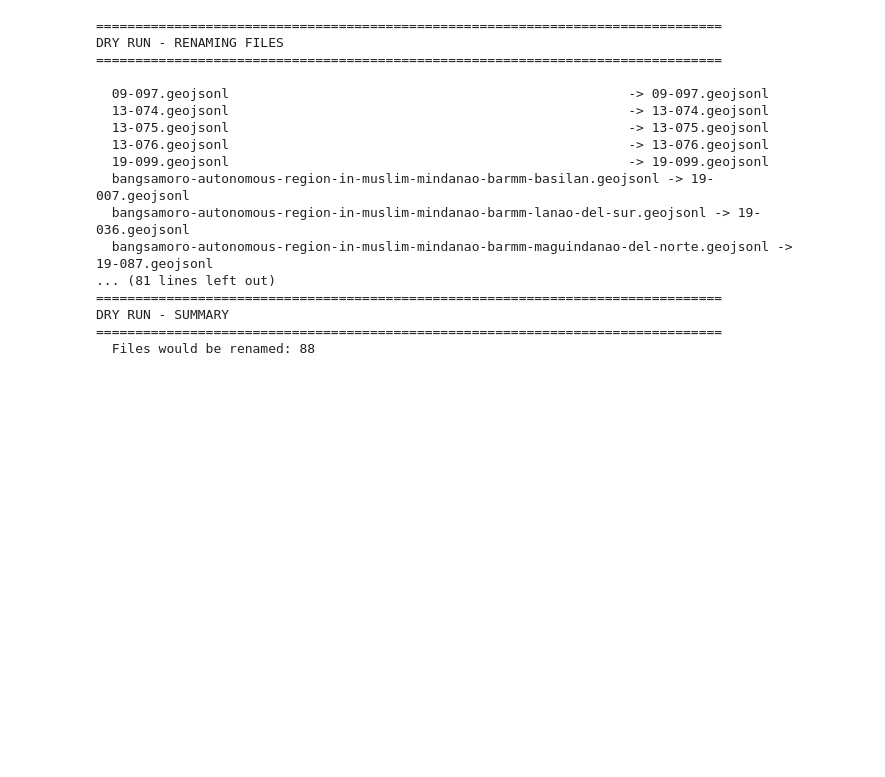
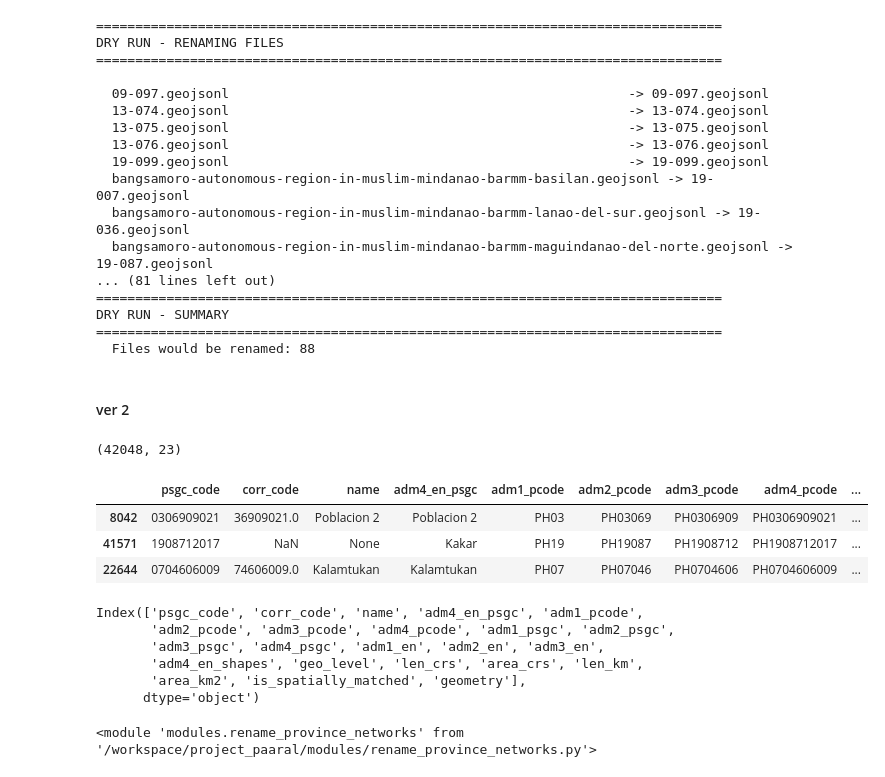
Before and after one commit to cair-philippines/project_paaral, a Jupyter notebook: notebooks/0.4-get-road-networks-v2.ipynb, the cells around one changed output. Saved outputs shown, nothing was run; the diff lists cells and outputs as text; code cells hidden in the pictures; blank space fills up the shorter version.

```diff
--- a/notebooks/0.4-get-road-networks-v2.ipynb
+++ b/notebooks/0.4-get-road-networks-v2.ipynb
@@ -647,3 +651,37 @@ DRY RUN - SUMMARY
 # --------------------------------------------------------
 # Uncomment the line below to actually rename the files:
 # rename_to_psgc(prov['gdf'], OUT_DIR, dry_run=False)
+# %% [markdown]
+#### ver 2
+# %%
+path = os.path.join(get_path("output"), 'consolidated_geodata_matched.gpkg')
+cons_geo = gpd.read_file(path)
+print(cons_geo.shape)
+# %% [output]
+(42048, 23)
+# %%
+with pd.option_context('display.max_rows', None, 'display.max_columns', None):
+    display(cons_geo.sample(3))
+    display(cons_geo.columns)
+    # display(cons_geo.isna().sum())
+# %% [output]
+|  | psgc_code | corr_code | name | adm4_en_psgc | adm1_pcode | adm2_pcode | adm3_pcode | adm4_pcode | ... |
+| 8042 | 0306909021 | 36909021.0 | Poblacion 2 | Poblacion 2 | PH03 | PH03069 | PH0306909 | PH0306909021 | ... |
+| 41571 | 1908712017 | NaN | None | Kakar | PH19 | PH19087 | PH1908712 | PH1908712017 | ... |
+| 22644 | 0704606009 | 74606009.0 | Kalamtukan | Kalamtukan | PH07 | PH07046 | PH0704606 | PH0704606009 | ... |
+Index(['psgc_code', 'corr_code', 'name', 'adm4_en_psgc', 'adm1_pcode',
+       'adm2_pcode', 'adm3_pcode', 'adm4_pcode', 'adm1_psgc', 'adm2_psgc',
+       'adm3_psgc', 'adm4_psgc', 'adm1_en', 'adm2_en', 'adm3_en',
+       'adm4_en_shapes', 'geo_level', 'len_crs', 'area_crs', 'len_km',
+       'area_km2', 'is_spatially_matched', 'geometry'],
+      dtype='object')
+# %%
+# Cell 1: Setup
+
+# Add project root to path
+
+# Import and reload module
+from modules import rename_province_networks as rpn
+importlib.reload(rpn)
+# %% [output]
+<module 'modules.rename_province_networks' from '/workspace/project_paaral/modules/rename_province_networks.py'>
```
Also changed, not shown: parts of 13 cells of this notebook.
